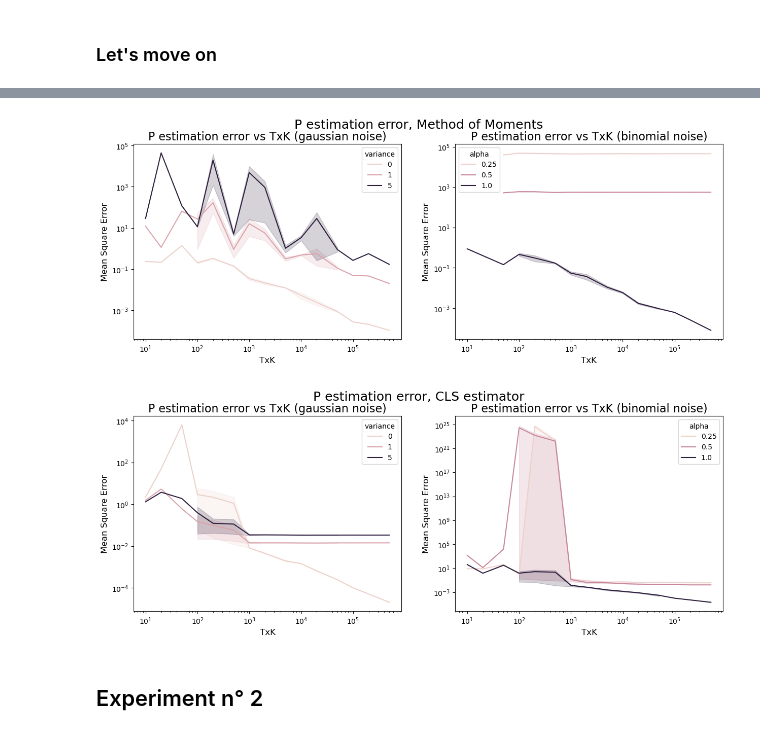
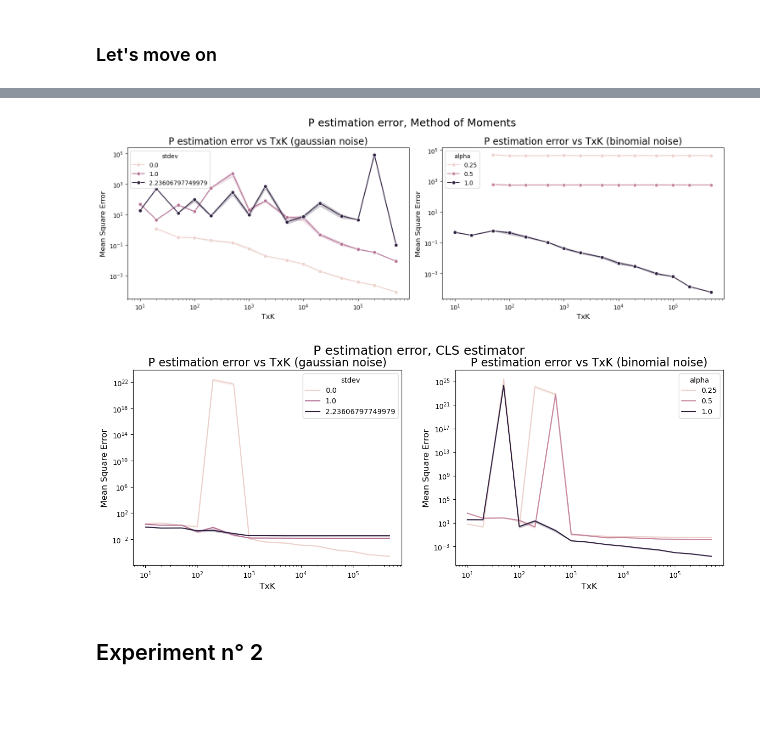
Before and after one commit to M4rinz/MNCM-project, a Jupyter notebook: Codice/MNCM_notebook_stationary.ipynb, the cells around one changed output, grey strips where cells are left out. Saved outputs shown, nothing was run; the diff lists cells and outputs as text; code cells hidden in the pictures; blank space fills up the shorter version.

```diff
--- a/Codice/MNCM_notebook_stationary.ipynb
+++ b/Codice/MNCM_notebook_stationary.ipynb
@@ -140,8 +140,8 @@ alpha = [1, 0.5, 0.25]
 variance = [0, 1, 5]
 
 # ranges
-T_range = [10**k for k in range(1,3)]	#range(1,5)
-K_range = [1, 5, 20, 50]				#[1, 2, 5, 10, 20, 50]
+T_range = [10**k for k in range(1,5)]	#range(1,3)
+K_range = [1, 2, 5, 10, 20, 50]			#[1, 5, 20, 50]
 
 # other parameters
 n_reps = 10
@@ -286,8 +286,13 @@ for T, K, i, noise_type in tqdm(prod):
 			dict_entry[f'error_MoM_{rep}'] = err_mom
 			dict_entry[f'error_CLS_{rep}'] = err_cls
 
+			# Store the error, with its parameters, into the list
+			if noise_type=='gaussian':
+				gauss_errors.append(dict_entry)
+			else:
+				binomial_errors.append(dict_entry)
+
 			if w:
-				# The plan is to store data somewhere, somehow.
 				bad_config = {
 					'T':T,
 					'K':K,
@@ -586,31 +508,30 @@ binom_df.head()
 # %%
 # Plot results
-
 fig, ax = plt.subplots(1,2, figsize=(15,5))
 
 for i, noise_type in enumerate(['gaussian', 'binomial']):
     data_che_uso = gauss_df if noise_type == 'gaussian' else binom_df
     y = data_che_uso[[f'error_MoM_{i}' for i in range(n_reps)]].mean(axis=1).dropna()
-    hue_val = 'variance' if noise_type == 'gaussian' else 'alpha'
-    sns.lineplot(data=data_che_uso, x='TxK', y=y, hue=hue_val, ax=ax[i])
+    hue_val = 'stdev' if noise_type == 'gaussian' else 'alpha'
+    sns.lineplot(data=data_che_uso, x='TxK', y=y, hue=hue_val, ax=ax[i], marker='o')
     ax[i].set_xscale('log')
     ax[i].set_yscale('log')
     ax[i].set_xlabel('TxK', fontsize=12)
     ax[i].set_ylabel('Mean Square Error', fontsize=12)
     ax[i].set_title(f'P estimation error vs TxK ({noise_type} noise)', fontsize=16)
 
 fig.suptitle('P estimation error, Method of Moments', fontsize=18)
 plt.tight_layout()
 plt.show()
 # %% [output]
-[figure, old version]
+[figure, new version]
 # %%
 fig, ax = plt.subplots(1,2, figsize=(15,5))
 
 for i, noise_type in enumerate(['gaussian', 'binomial']):
     data_che_uso = gauss_df if noise_type == 'gaussian' else binom_df
     y = data_che_uso[[f'error_CLS_{i}' for i in range(n_reps)]].mean(axis=1).dropna()
-    hue_val = 'variance' if noise_type == 'gaussian' else 'alpha'
+    hue_val = 'stdev' if noise_type == 'gaussian' else 'alpha'
     sns.lineplot(data=data_che_uso, x='TxK', y=y, hue=hue_val, ax=ax[i])
     ax[i].set_xscale('log')
     ax[i].set_yscale('log')
@@ -621,7 +542,7 @@ for i, noise_type in enumerate(['gaussian', 'binomial']):
 fig.suptitle('P estimation error, CLS estimator', fontsize=18)
 plt.show()
 # %% [output]
-[figure, old version]
+[figure, new version]
 # %% [markdown]
 ## Experiment n° 2
 # %% [markdown]
```
Also changed, not shown: parts of 15 cells of this notebook, 1 other file.
